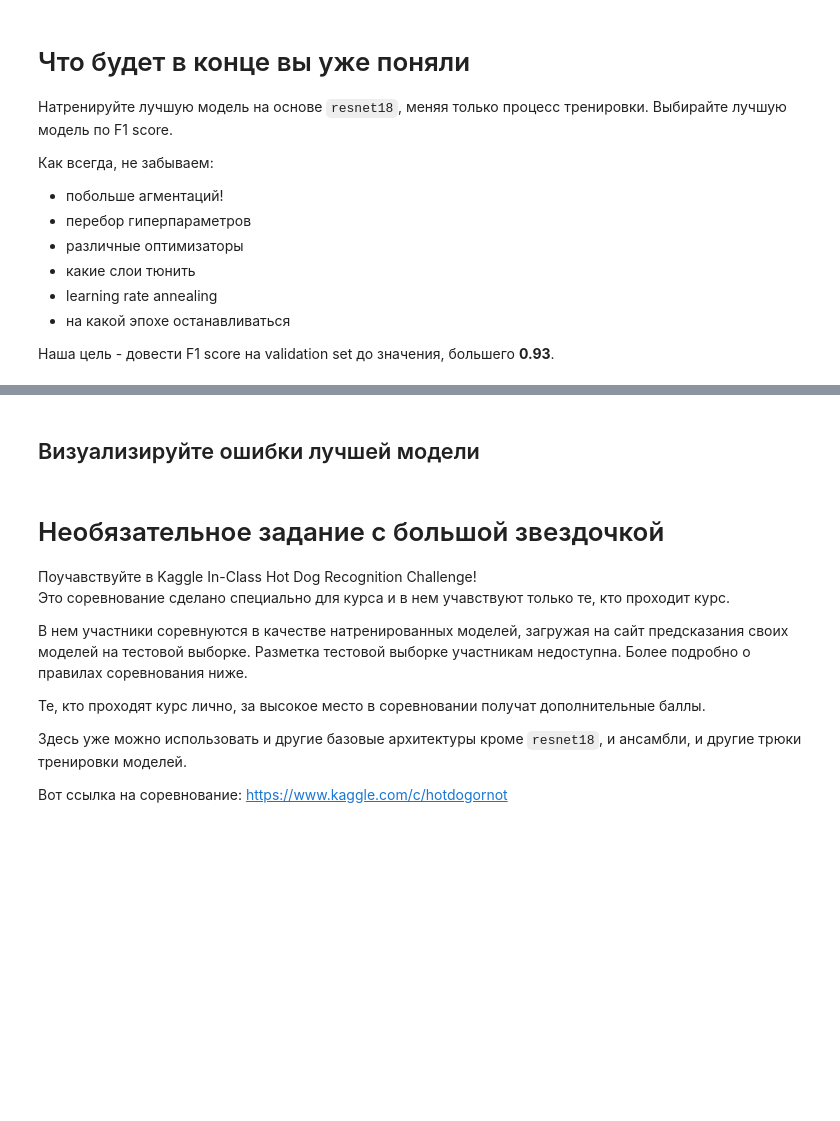
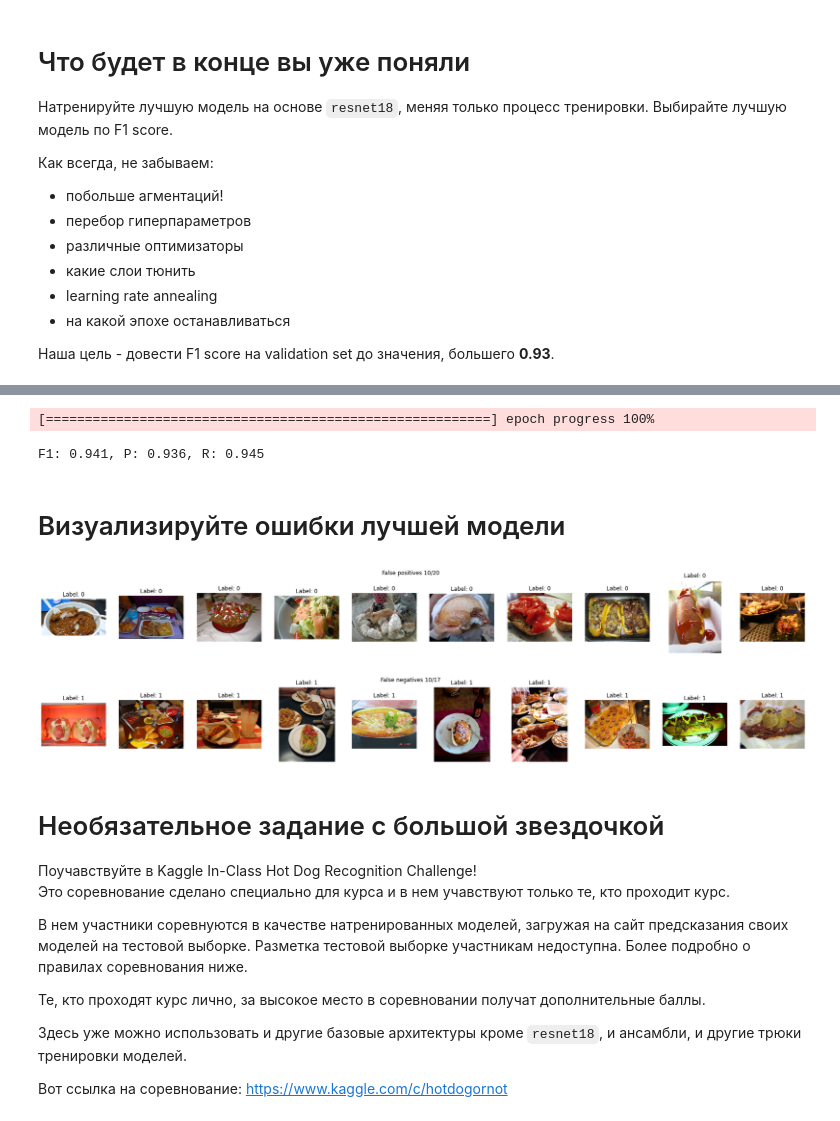
Before and after one commit to BearingBall/dlcourse_ai-master, a Jupyter notebook: assignments/assignment4/HotdogOrNot.ipynb, the cells around one changed output, grey strips where cells are left out. Saved outputs shown, nothing was run; the diff lists cells and outputs as text; code cells hidden in the pictures; blank space fills up the shorter version.

Commit message:
model gyming

```diff
--- a/assignments/assignment4/HotdogOrNot.ipynb
+++ b/assignments/assignment4/HotdogOrNot.ipynb
@@ -175,7 +175,7 @@ test_loader = torch.utils.data.DataLoader(test_dataset, batch_size=batch_size)
 Наши обычные функции для тренировки
 # %%
 import progressbar
-def train_model(model, train_loader, val_loader, loss, optimizer, num_epochs):
+def train_model(model, train_loader, val_loader, loss, optimizer, num_epochs, scheduler = None):
     loss_history = []
     train_history = []
     val_history = []
@@ -185,7 +185,6 @@ def train_model(model, train_loader, val_loader, loss, optimizer, num_epochs):
         loss_accum = 0
         correct_samples = 0
         total_samples = 0
-
         bar = progressbar.ProgressBar(maxval=len(train_loader), widgets=[progressbar.Bar('=', '[', ']'), ' epoch progress ', progressbar.Percentage()])
         bar.start()
         for i_step, (x, y,_) in enumerate(train_loader):
@@ -203,10 +202,13 @@ def train_model(model, train_loader, val_loader, loss, optimizer, num_epochs):
             total_samples += y.shape[0]
 
             loss_accum += loss_value
-        bar.finish()
+        #bar.finish()
         ave_loss = loss_accum / i_step
         train_accuracy = float(correct_samples) / total_samples
         val_accuracy = compute_accuracy(model, val_loader)
+
+        if scheduler is not None:
+            scheduler.step(ave_loss)
 
         loss_history.append(float(ave_loss))
         train_history.append(train_accuracy)
@@ -479,12 +483,19 @@ visualize_samples(orig_dataset, false_negatives_indices, "False negatives")
 # %%
 import sklearn.metrics as metrics
 def binary_classification_metrics(prediction, ground_truth):
-    # TODO: Implement this function!
-    # We did this already it in the assignment1
+    fp = np.sum((prediction != ground_truth) & (prediction == 1) & (ground_truth == 0))
+    fn = np.sum((prediction != ground_truth) & (prediction == 0) & (ground_truth == 1))
+    tp = np.sum((prediction == ground_truth) & (prediction == 1))
+    tn = np.sum((prediction == ground_truth) & (prediction == 1))
+
+    precision = tp / (tp + fp)
+    recall = tp / (tp + fn)
+    accuracy = (tp + tn)/(tp + tn + fp + fn)
+    f1 = 2 * precision * recall / (precision + recall)
     return precision, recall, f1
 
-precision, recall, f1 = binary_classification_metrics(predictions, gt)
-print("F1: %4.3f, P: %4.3f, R: %4.3f" % (f1, precision, recall))
+#precision, recall, f1 = binary_classification_metrics(predictions, gt)
+#print("F1: %4.3f, P: %4.3f, R: %4.3f" % (f1, precision, recall))
 # %% [markdown]
 # Что будет в конце вы уже поняли
 
@@ -500,6 +511,3 @@ print("F1: %4.3f, P: %4.3f, R: %4.3f" % (f1, precision, recall))
 - на какой эпохе останавливаться
 
 Наша цель - довести F1 score на validation set до значения, большего **0.93**.
-# %%
-# TODO: Train your best model!
-best_model = None
@@ -506,9 +577,14 @@ best_model = None
 # %%
 # Let's check how it performs on validation set!
-predictions, ground_truth = evaluate_model(best_model, dataset, val_indices)
+best_model.load_state_dict(torch.load("0.9408"))
+
+predictions, ground_truth = evaluate_model(best_model, train_dataset, val_indices)
 precision, recall, f1 = binary_classification_metrics(predictions, ground_truth)
-print("F1: %4.3f, P: %4.3f, R: %4.3f" % (precision, recall, f1))
+print("F1: %4.3f, P: %4.3f, R: %4.3f" % (f1, precision, recall))
 
 # TODO: Visualize training curve for the best model
+# %% [output]
+[=========================================================] epoch progress 100%
+F1: 0.941, P: 0.936, R: 0.945
 # %% [markdown]
-## Визуализируйте ошибки лучшей модели
+# Визуализируйте ошибки лучшей модели
@@ -517,3 +591,15 @@ print("F1: %4.3f, P: %4.3f, R: %4.3f" % (precision, recall, f1))
+# %%
+# TODO Visualize false positives and false negatives of the best model on the validation set
+false_positive_indices = [val_indices[i] for i in np.where( predictions & ~ground_truth)[0]]
+visualize_samples(orig_dataset, false_positive_indices, "False positives")
+
+# TODO: Compute indices of the false negatives on the validation set.
+# Note those have to be indices of the original dataset
+false_negatives_indices = [val_indices[i] for i in np.where( ~predictions & ground_truth)[0]]
+visualize_samples(orig_dataset, false_negatives_indices, "False negatives")
+# %% [output]
+[figure, added]
+[figure, added]
 # %% [markdown]
 # Необязательное задание с большой звездочкой
 
```
Also changed, not shown: parts of 7 cells of this notebook, 1 other file.
